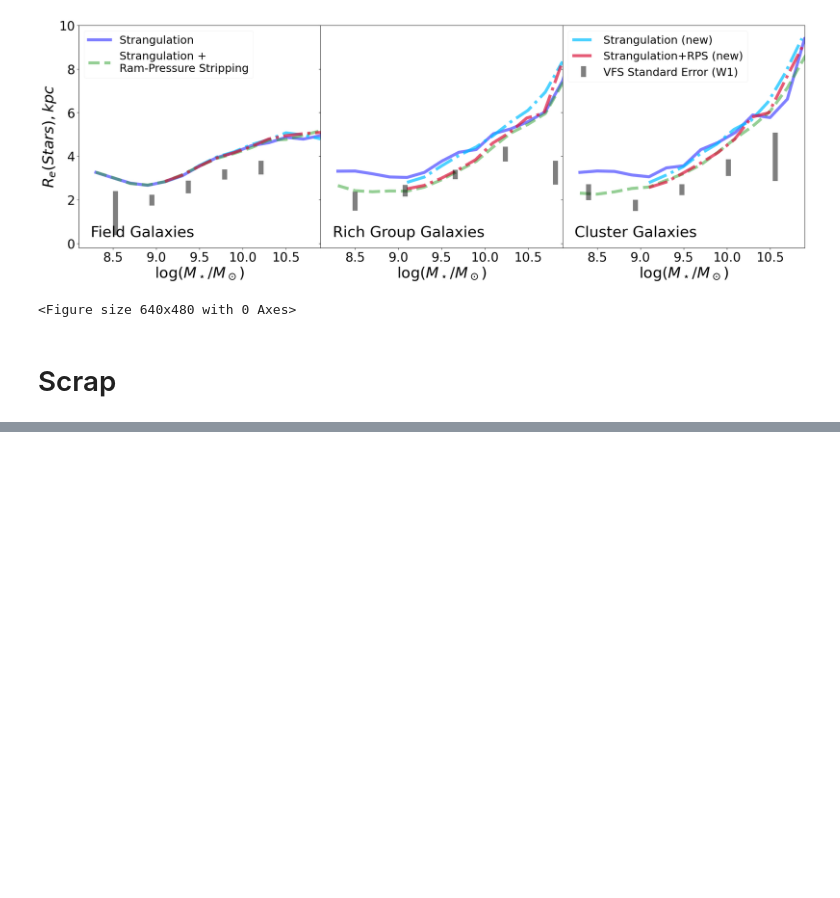
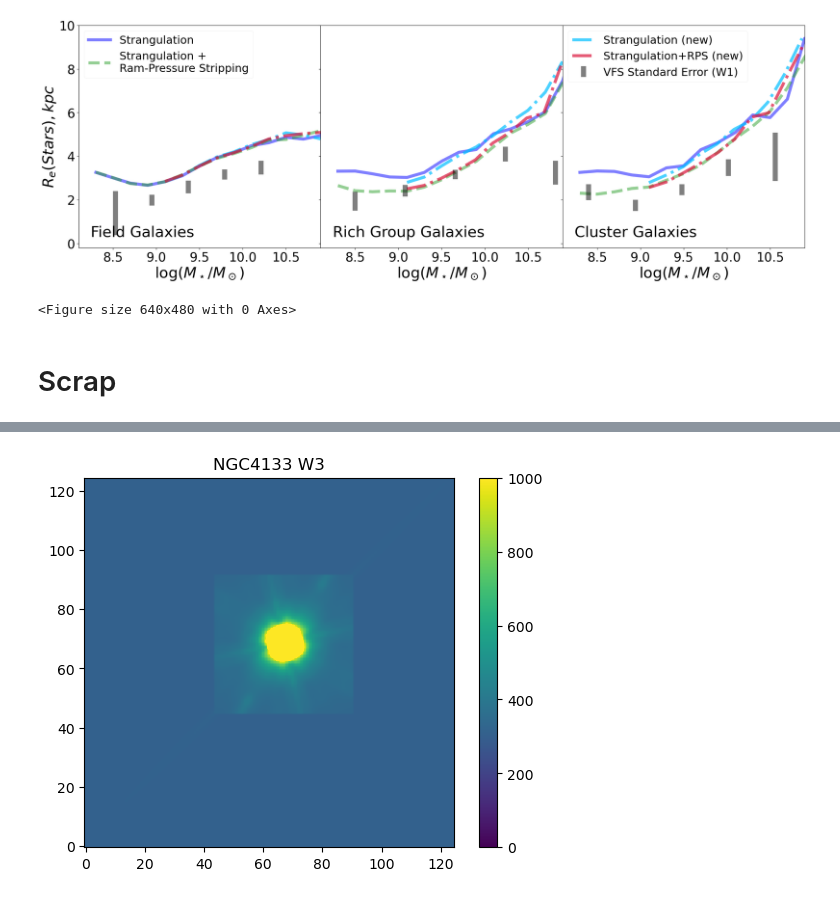
Before and after one commit to Kyssuber/research, a Jupyter notebook: data_analysis/virgowise_plots.ipynb, the cells around one changed output, grey strips where cells are left out. Cells and saved outputs as stored; diff of their text form; code cells hidden in the pictures; blank space fills up the shorter version.

```diff
--- a/data_analysis/virgowise_plots.ipynb
+++ b/data_analysis/virgowise_plots.ipynb
@@ -504,0 +474,2 @@ array([ True,  True, False, False, False, False, False, False, False,
+# %%
+hdu=fits.open(homedir+'/NGC4133-W3-out2.fits')
@@ -504,0 +508,7 @@ array([ True,  True, False, False, False, False, False, False, False,
+# %%
+plt.imshow(hdu[2].data,origin='lower',vmin=0,vmax=1000)
+plt.colorbar()
+plt.title('NGC4133 W3')
+plt.show()
+# %% [output]
+[figure, added]
```
Also changed, not shown: parts of 20 cells of this notebook, 4 other files.
